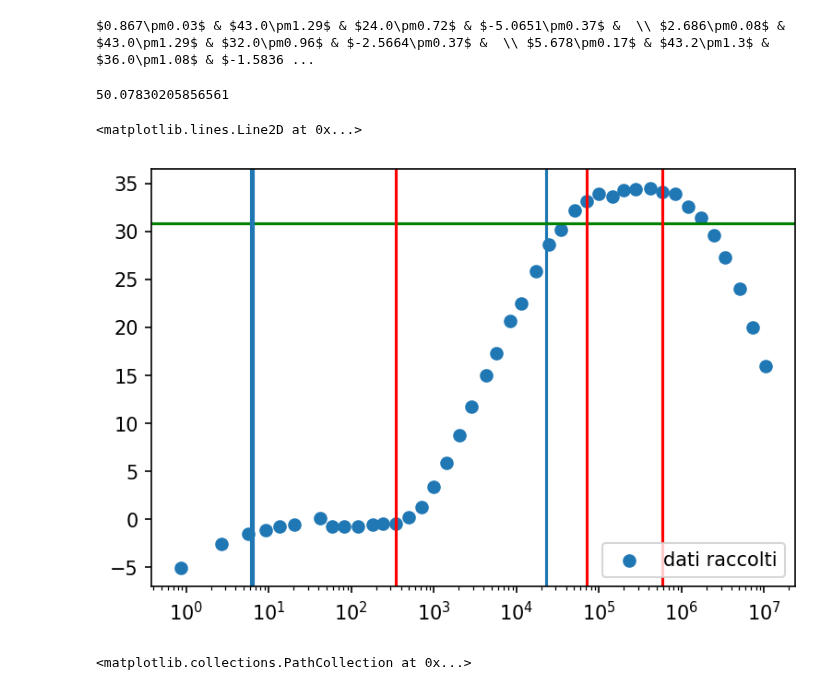
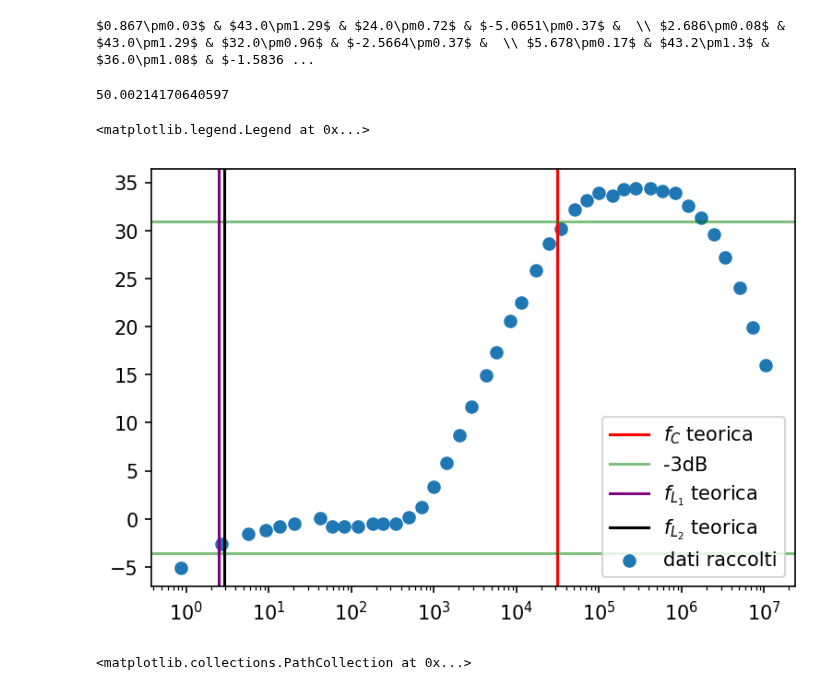
Before and after one commit to 1892051/LabSS, a Jupyter notebook: LabSS/esperienza_3/book.ipynb, the cells around one changed output. Cells and saved outputs as stored; diff of their text form; code cells hidden in the pictures.

```diff
--- a/LabSS/esperienza_3/book.ipynb
+++ b/LabSS/esperienza_3/book.ipynb
@@ -31,7 +31,7 @@ print(hint_nu)
 nu = np.array([0.867,2.686,5.678,9.124,13.560,20.220,41.81,58.99,82.84,120.05,180.74,240.22,349.96,498.1,707.2,996.8,1414,2068,2831,4258,5780,8507,11310,17417,
 24670,34402,51335,70877,100180,144190,200240,276700,415800,582400,838600,1.206e6,1.712e6,2.475e6,3.356e6,5.040e6,7.33e6,10.47e6])
 V_in = np.array([43,43,43.2,43.4,43.8,42.6,43.8,43.8,43.8,43.8,42.6,42.2,42.2,43.2,43.4,43.4,43.8,44.2,43,43,44.2,43.8,45.4,45,
-42.6,44.2,43.4,43,41.8,43.8,42.0,39.4,39.4,39.4,36.6,37.4,33.8,32.6,32.2,31.4,32.2,31.8])*10**-3
+42.6,44.2,43.4,43,41.8,43.8,42.0,39.4,39.8,39.4,36.6,37.4,33.8,32.6,32.2,31.4,32.2,31.8])*10**-3
 V_out = np.array([0.024,0.032,0.036,0.038,0.040,0.040,0.044,0.04,0.040,0.04,0.04,0.04,0.04,0.044,0.0498,0.0639,0.086,0.121,0.165,0.241,0.324,0.470,0.603,0.880,
 1.15,1.42,1.77,1.95,2.07,2.11,2.17,2.06,2.09,1.99,1.81,1.59,1.25,0.98,0.74,0.5,0.320,0.2])
 # %%
@@ -40,8 +40,17 @@ R_E = 1180
 R_1 = 8136
 R_2 = 6720
 C_E = 530e-9
+
+C_E = 396e-9
+
+
 C_in = 6.67e-6
 C_out = 39e-6
+
+
+C_in = 17.3e-6
+C_out = 81.3e-6
+
 R_B = (1/R_1+1/R_2)**-1
 r_e = 13
 # %%
@@ -67,24 +76,23 @@ T = V_out/V_in
 # %%
 T[27:34].mean()
 # %% [output]
-50.07830205856561
+50.00214170640597
 # %%
 fig = plt.figure()
 ay = fig.add_subplot(1, 1, 1)
 ay.set_xscale('log')
-plt.axvline(1/(2*np.pi*r_e*C_E))
-plt.axhline(20*np.log10(T[26:35].mean()/np.sqrt(2)),c="green")
-plt.axvline(nu[27],c="r")
-plt.axvline(nu[33],c="r")
+plt.axvline(1/(2*np.pi*r_e*(C_E)), label='$f_C$ teorica', color="r")
+plt.axhline(20*np.log10(T[27:34].mean()/np.sqrt(2)),c="green", alpha=0.5)
+plt.axhline(20*np.log10(T[4:13].mean()/np.sqrt(2)),c="green", alpha=0.5, label="-3dB")
 plt.xscale("log")
 plt.scatter(nu,20*np.log10(T), label="dati raccolti")
+plt.axvline(1/(2*np.pi*R_B*C_in), label="$f_{L_1}$ teorica", color="purple")
+plt.axvline(1/(2*np.pi*R_C*C_out), label="$f_{L_2}$ teorica", color="black")
+
 plt.legend()
-plt.axvline(1/(2*np.pi*R_B*C_in))
-plt.axvline(1/(2*np.pi*R_C*C_out))
-plt.axvline(nu[12], c="r")
 # %% [output]
-<matplotlib.lines.Line2D at 0x...>
+<matplotlib.legend.Legend at 0x...>
-[figure, old version]
+[figure, new version]
 # %%
 [500.3,704.5,1001,2946,4988,6997,9976,20180,29838,49692]
 nu_2 = np.array([497,693.7,1082,3082,5090,6915,10082,20187])
```
